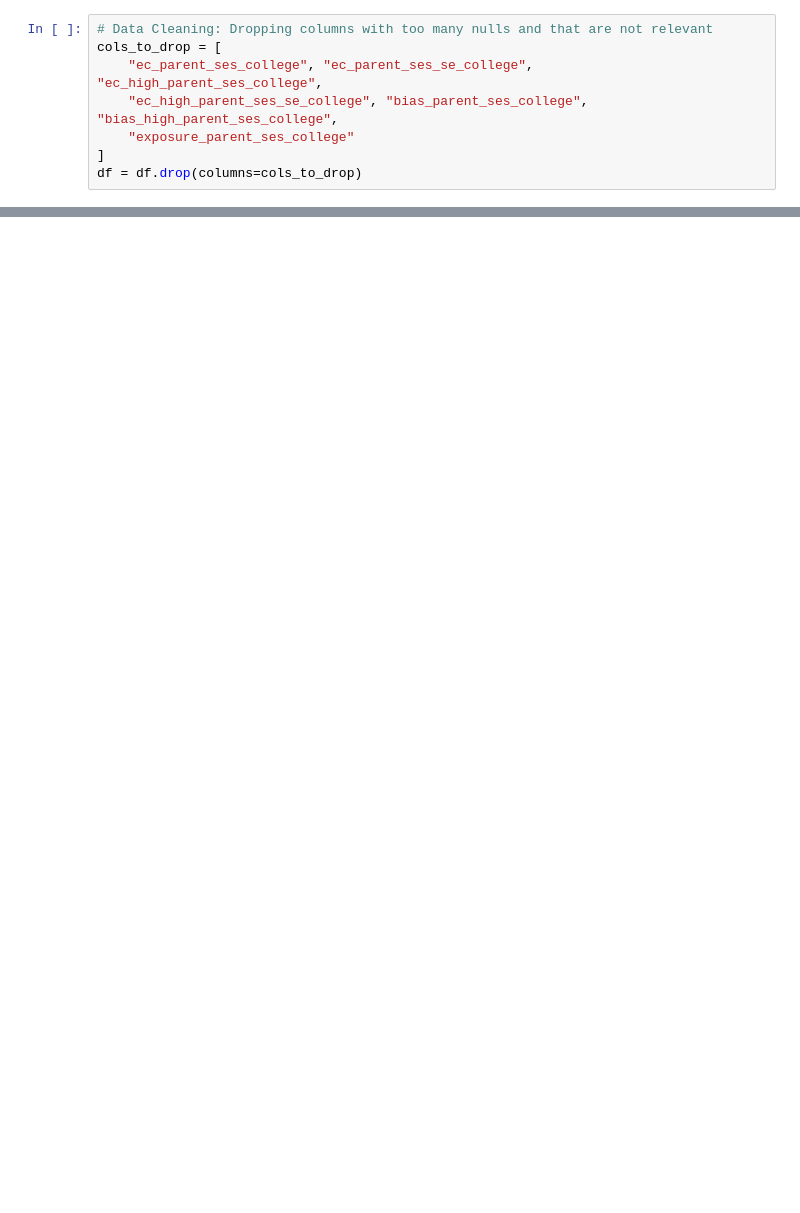
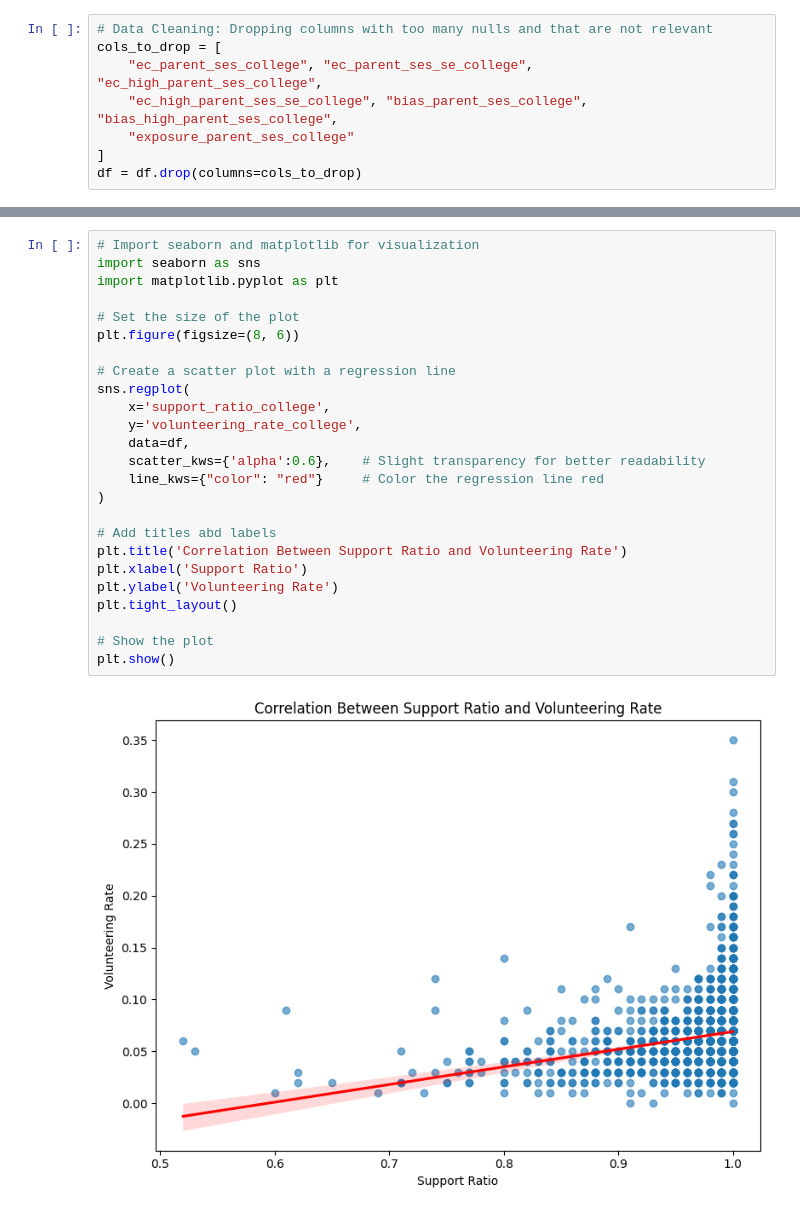
Before and after one commit to Mea-J/python_ds, a Jupyter notebook: Opportunity_Analysis.ipynb, the cells around one changed output, grey strips where cells are left out. Cells and saved outputs as stored; diff of their text form; blank space fills up the shorter version.

```diff
--- a/Opportunity_Analysis.ipynb
+++ b/Opportunity_Analysis.ipynb
@@ -141,0 +183,27 @@ Correlation: 0.23738771510267168
+# %%
+# Import seaborn and matplotlib for visualization
+import seaborn as sns
+import matplotlib.pyplot as plt
+
+# Set the size of the plot
+plt.figure(figsize=(8, 6))
+
+# Create a scatter plot with a regression line
+sns.regplot(
+    x='support_ratio_college',
+    y='volunteering_rate_college',
+    data=df,
+    scatter_kws={'alpha':0.6},    # Slight transparency for better readability
+    line_kws={"color": "red"}     # Color the regression line red
+)
+
+# Add titles abd labels
+plt.title('Correlation Between Support Ratio and Volunteering Rate')
+plt.xlabel('Support Ratio')
+plt.ylabel('Volunteering Rate')
+plt.tight_layout()
+
+# Show the plot
+plt.show()
+# %% [output]
+[figure, added]
```
Also changed, not shown: parts of 37 cells of this notebook.
